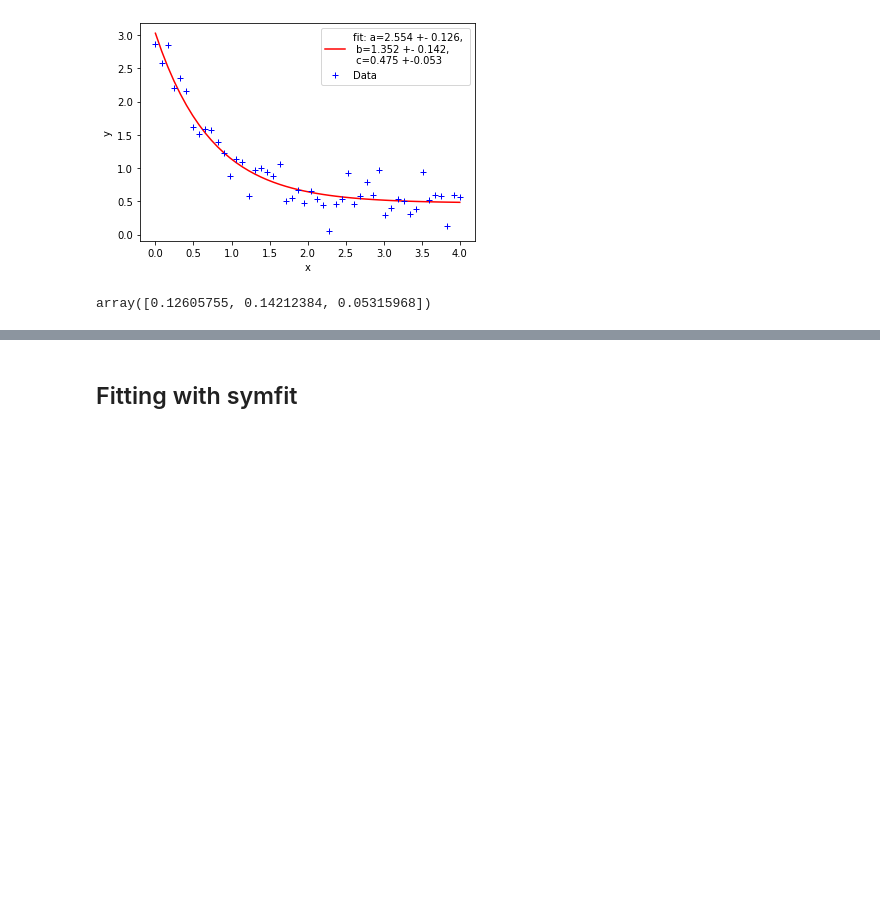
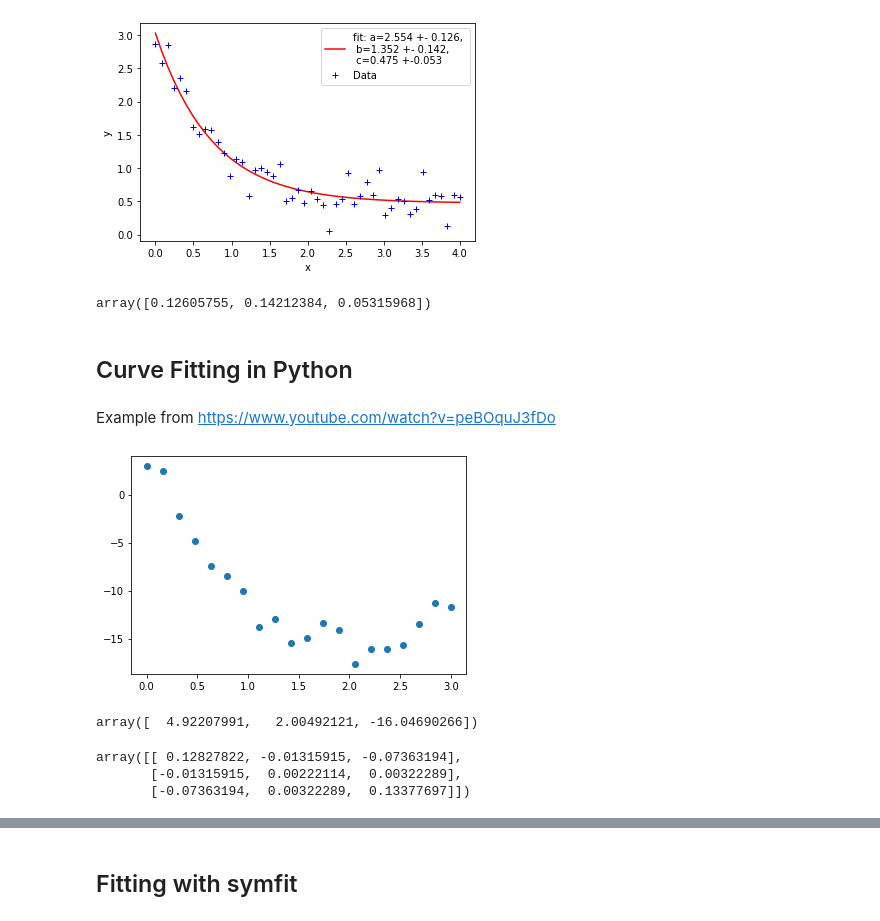
Before and after one commit to marco-finger/DSF-FS22-MarcoFinger, a Jupyter notebook: 12_Fitting.ipynb, the cells around one changed output, grey strips where cells are left out. Cells and saved outputs as stored; diff of their text form; code cells hidden in the pictures; blank space fills up the shorter version.

```diff
--- a/12_Fitting.ipynb
+++ b/12_Fitting.ipynb
@@ -111,3 +114,7 @@ perr
 [2.55423706 1.35190947 0.47450618]
 [figure]
 array([0.12605755, 0.14212384, 0.05315968])
+# %% [markdown]
+## Curve Fitting in Python
+# %% [markdown]
+Example from https://www.youtube.com/watch?v=peBOquJ3fDo
@@ -113,0 +126,16 @@ array([0.12605755, 0.14212384, 0.05315968])
+# %%
+x_data = np.array([0.        , 0.15789474, 0.31578947, 0.47368421, 0.63157895,
+       0.78947368, 0.94736842, 1.10526316, 1.26315789, 1.42105263,
+       1.57894737, 1.73684211, 1.89473684, 2.05263158, 2.21052632,
+       2.36842105, 2.52631579, 2.68421053, 2.84210526, 3.        ])
+
+y_data = np.array([  2.95258285,   2.49719803,  -2.1984975 ,  -4.88744346,
+        -7.41326345,  -8.44574157, -10.01878504, -13.83743553,
+       -12.91548145, -15.41149046, -14.93516299, -13.42514157,
+       -14.12110495, -17.6412464 , -16.1275509 , -16.11533771,
+       -15.66076021, -13.48938865, -11.33918701, -11.70467566])
+# %%
+plt.scatter(x_data,y_data)
+plt.show()
+# %% [output]
+[figure, added]
@@ -113,0 +147,10 @@ array([0.12605755, 0.14212384, 0.05315968])
+# %%
+popt
+# %% [output]
+array([  4.92207991,   2.00492121, -16.04690266])
+# %%
+pcov
+# %% [output]
+array([[ 0.12827822, -0.01315915, -0.07363194],
+       [-0.01315915,  0.00222114,  0.00322289],
+       [-0.07363194,  0.00322289,  0.13377697]])
```
Also changed, not shown: parts of 12 cells of this notebook.
